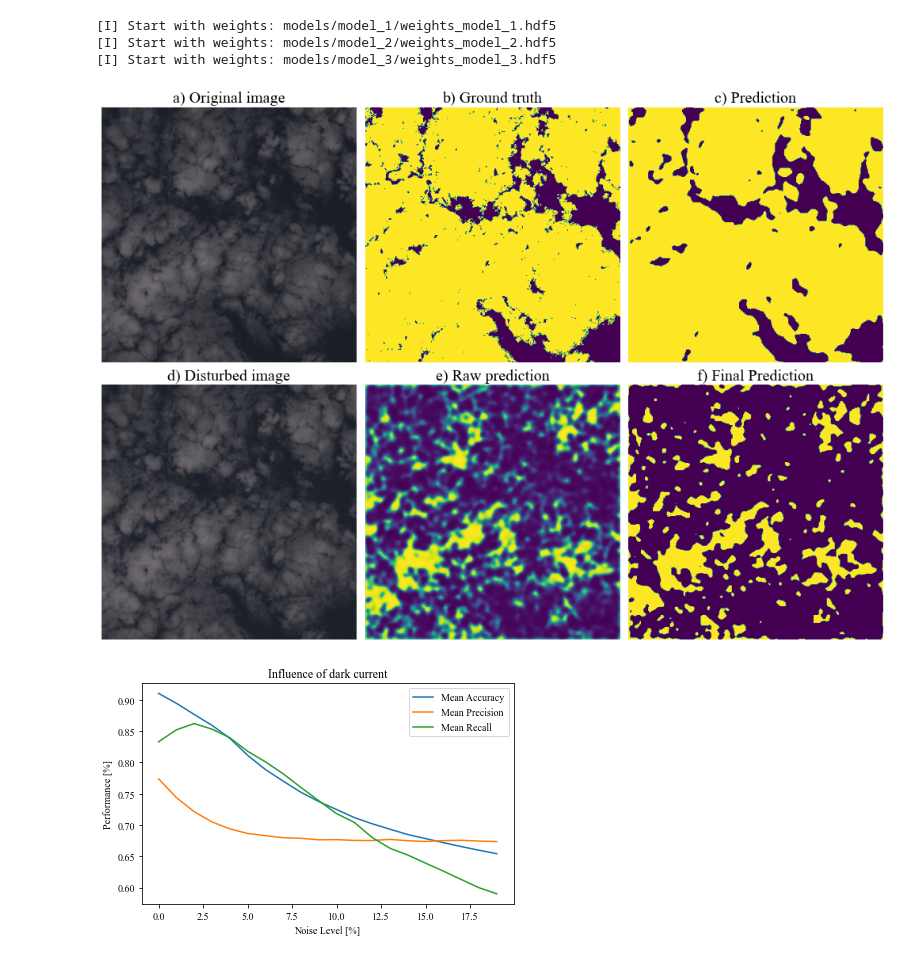
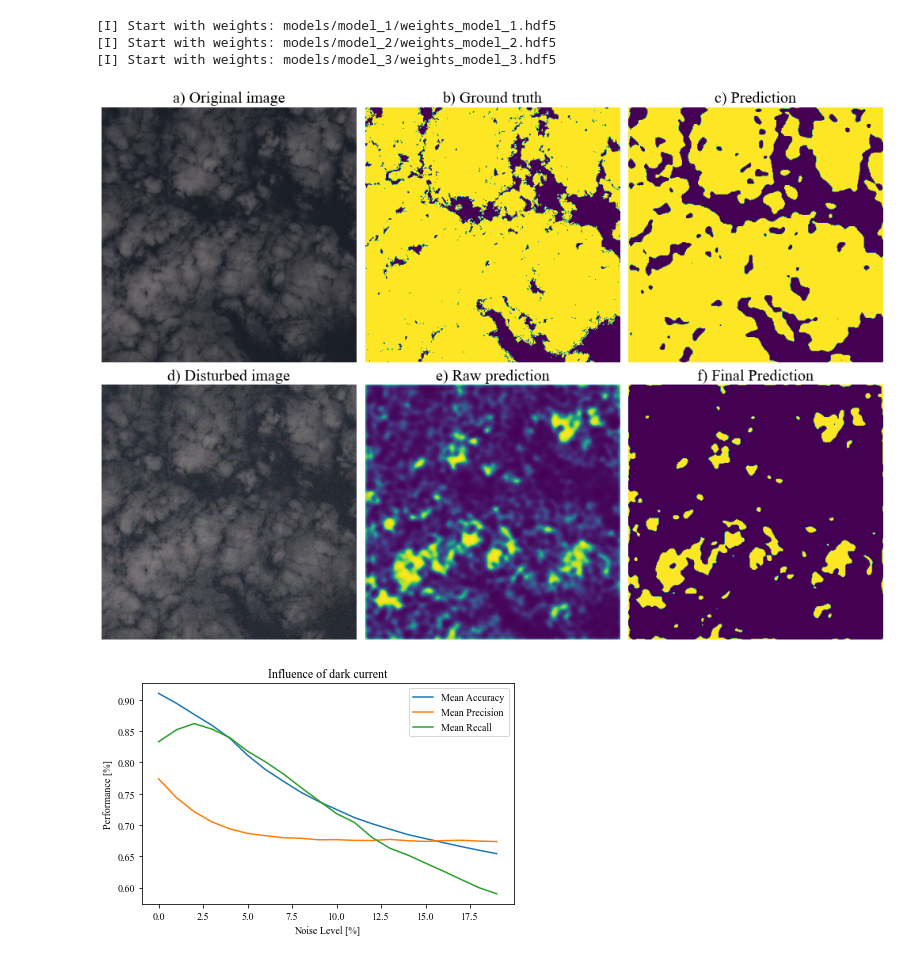
Before and after one commit to langekevin/mlspace_robustness, a Jupyter notebook: fault_injection.ipynb, the cells around one changed output. Drawn from its saved outputs; the diff is of its cells as text; code cells hidden in the pictures.

```diff
--- a/fault_injection.ipynb
+++ b/fault_injection.ipynb
@@ -118,8 +118,10 @@ validation_results
 # %%
 model.load_weights(MODEL_WEIGHTS[0])
 
-img = robustness_files[27][0].astype(np.float32)
-msk = robustness_files[27][1]
+file_idx = 1
+
+img = robustness_files[file_idx][0].astype(np.float32)
+msk = robustness_files[file_idx][1]
 img = img.reshape((1, 384, 384, 4))
 prediction = model.predict(img)
 
@@ -201,6 +201,7 @@ results.close()
 # %%
 fig, ax = plt.subplots(2, 3, figsize=(14, 10))
 
+model.load_weights(MODEL_WEIGHTS[2])
 file_idx = 10
 
 ax[0, 0].imshow(robustness_files[file_idx][0][:, :, :3])
@@ -218,20 +219,21 @@ ax[0, 2].set_title('c) Prediction', size=20)
 ax[0, 2].axis('off')
 
 # Apply hot pixels
-hp = get_hot_pixel_positions(robustness_files[file_idx][0], 20)
-disturbed_img = apply_hot_pixels(disturbed_img, hp)
+hp = get_hot_pixel_positions(robustness_files[file_idx][0], 40)
+disturbed_img = apply_hot_pixels(robustness_files[file_idx][0].reshape((1, 384, 384, 4)), hp)
+p_disturbed = model.predict(disturbed_img)
 
-ax[1, 0].imshow(disturbed_img[file_idx, :, :, :3])
+ax[1, 0].imshow(disturbed_img[0, :, :, :3])
 ax[1, 0].set_title("d) Disturbed image", size=20)
 ax[1, 0].axis('off')
 
 
-ax[1, 1].imshow(predictions[file_idx])
+ax[1, 1].imshow(p_disturbed[0])
 ax[1, 1].set_title('e) Raw prediction', size=20)
 ax[1, 1].axis('off')
 
 
-ax[1, 2].imshow(np.where(predictions[file_idx] < 0.5, 0, 1))
+ax[1, 2].imshow(np.where(p_disturbed[0] < 0.5, 0, 1))
 ax[1, 2].set_title('f) Final Prediction', size=20)
 ax[1, 2].axis('off')
 
@@ -303,45 +305,47 @@ results.close()
 # %%
 fig, ax = plt.subplots(2, 3, figsize=(14, 10))
 
-dc = get_dark_current((384, 384, 4), 0.02)
-disturbed_img = apply_dark_current(np.array([x[0] for x in robustness_files]), dc)
+model.load_weights(MODEL_WEIGHTS[0])
+file_idx = 7 # 6   22
 
-file_idx = 7 # 6   22
+dc = get_dark_current((384, 384, 4), 0.1)
+disturbed_img = apply_dark_current(robustness_files[file_idx][0].reshape((1, 384, 384, 4)), dc)
+p_disturbed = model.predict(disturbed_img)
 
 ax[0, 0].imshow(robustness_files[file_idx][0][:, :, :3])
 ax[0, 0].set_title("a) Original image", size=20)
 ax[0, 0].axis('off')
 
 ax[0, 1].imshow(robustness_files[file_idx][1])
 ax[0, 1].set_title('b) Ground truth', size=20)
 ax[0, 1].axis('off')
 
 p = model.predict(robustness_files[file_idx][0].reshape((1, 384, 384, 4)))
 
 ax[0, 2].imshow(np.where(p[0] < 0.5, 0, 1))
 ax[0, 2].set_title('c) Prediction', size=20)
 ax[0, 2].axis('off')
 
 
-ax[1, 0].imshow(disturbed_img[file_idx, :, :, :3])
+ax[1, 0].imshow(disturbed_img[0, :, :, :3])
 ax[1, 0].set_title("d) Disturbed image", size=20)
 ax[1, 0].axis('off')
 
 
-ax[1, 1].imshow(predictions[file_idx])
+ax[1, 1].imshow(p_disturbed[0])
 ax[1, 1].set_title('e) Raw prediction', size=20)
 ax[1, 1].axis('off')
 
 
-ax[1, 2].imshow(np.where(predictions[file_idx] < 0.5, 0, 1))
+ax[1, 2].imshow(np.where(p_disturbed[0] < 0.5, 0, 1))
 ax[1, 2].set_title('f) Final Prediction', size=20)
 ax[1, 2].axis('off')
 
 plt.tight_layout()
 plt.savefig('assets/darkcurrent_influence.pdf', dpi=600)
 plt.show()
 # %% [output]
-[figure, old version]
+[figure, new version]
 # %%
 df = pd.read_csv("experiment_results/dark_current.csv", sep=",")
 df = df[['intensity','accuracy','precision','recall']].groupby('intensity').mean().reset_index()
```
Also changed, not shown: parts of 5 cells of this notebook.
